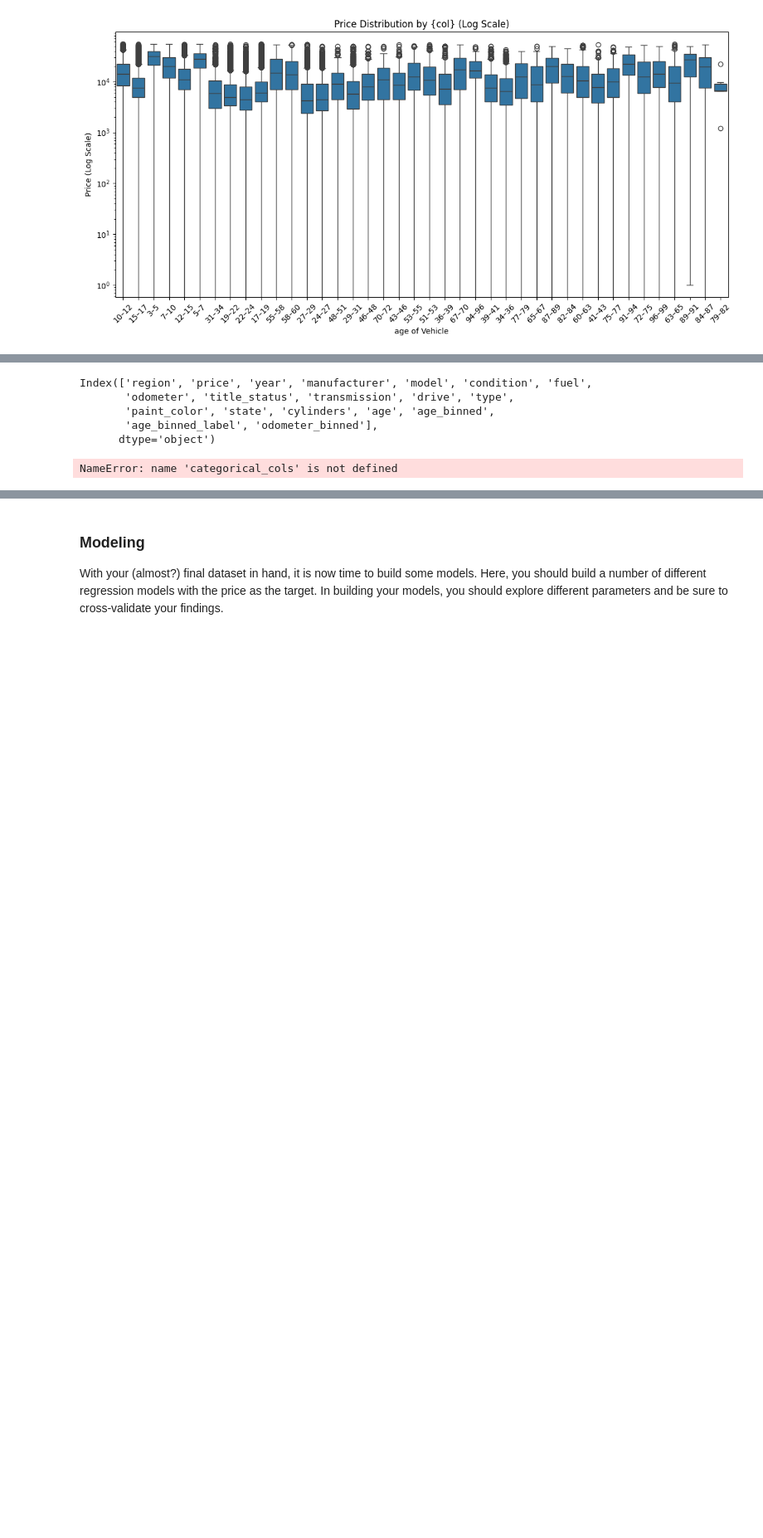
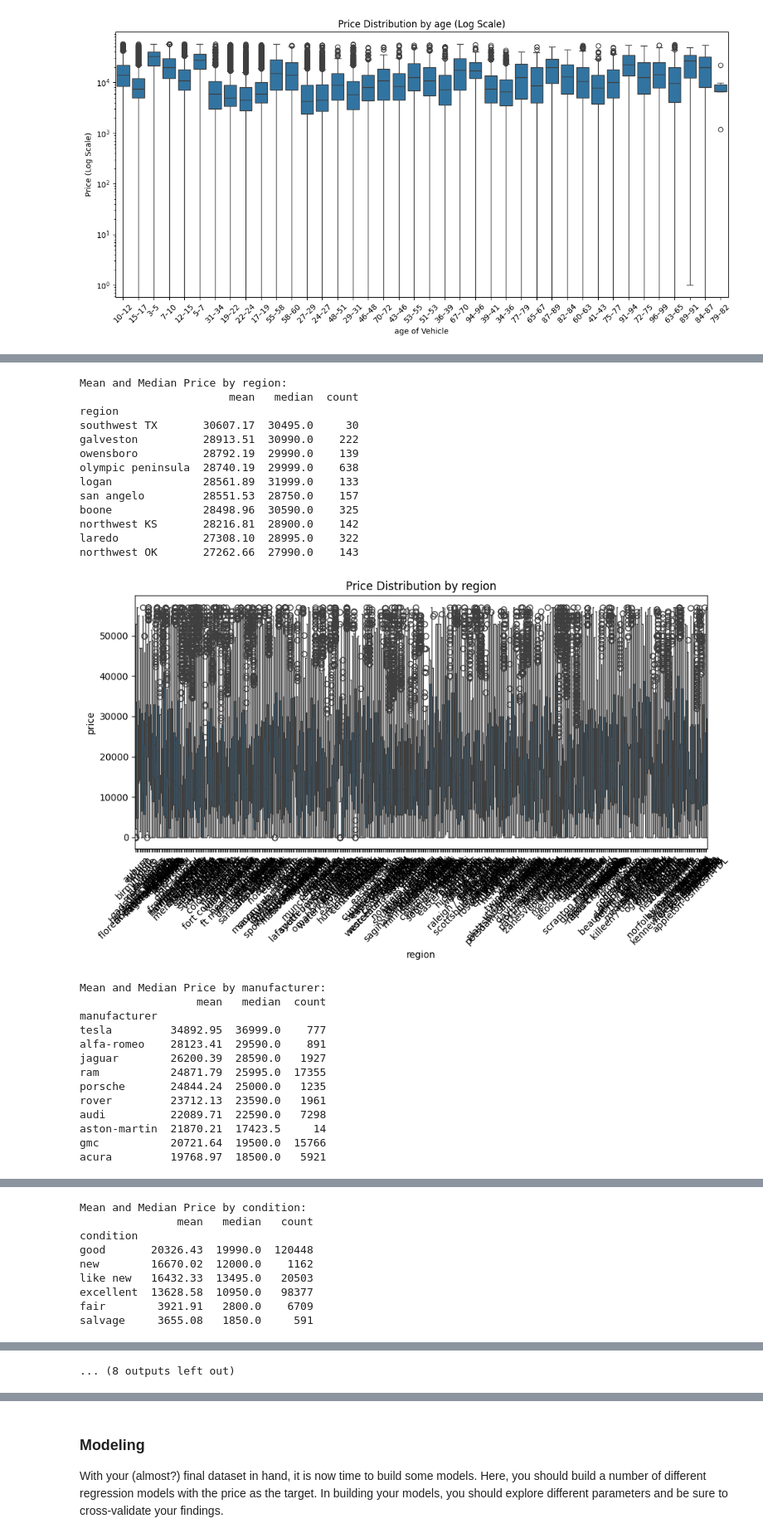
Before and after one commit to rbhat/practical_application_II_starter, a Jupyter notebook: prompt_II.ipynb, the cells around one changed output, grey strips where cells are left out. Shown at 83% size. Cells and saved outputs as stored; diff of their text form; code cells hidden in the pictures; blank space fills up the shorter version.

```diff
--- a/prompt_II.ipynb
+++ b/prompt_II.ipynb
@@ -454,25 +451,46 @@ See the caveats in the documentation: https://pandas.pydata.org/pandas-docs/stab
 # %%
 #lets try the categorical values
 #print(df.info())
 
-categorical_cols = ['region', 'manufacturer', 'model', 'condition', 'fuel', 'title_status', 'transmission', 'drive', 'type',
+categorical_cols = ['region', 'manufacturer', 'condition', 'fuel', 'title_status', 'transmission', 'drive', 'type',
        'paint_color', 'state']
 
 for col in categorical_cols:
     print(f"\nMean and Median Price by {col}:")
     group_stats = df.groupby(col)['price'].agg(['mean', 'median', 'count']).round(2).sort_values('mean', ascending=False)
 
     print(group_stats.head(10))
     plt.figure(figsize=(10, 6))
     sns.boxplot(x=col, y='price', data=df)
     plt.title(f'Price Distribution by {col}')
     plt.xticks(rotation=45)
     plt.tight_layout()
     plt.show()
 # %% [output]
-Index(['region', 'price', 'year', 'manufacturer', 'model', 'condition', 'fuel',
-       'odometer', 'title_status', 'transmission', 'drive', 'type',
-       'paint_color', 'state', 'cylinders', 'age', 'age_binned',
-       'age_binned_label', 'odometer_binned'],
-      dtype='object')
+Mean and Median Price by region:
+                       mean   median  count
+region
+southwest TX       30607.17  30495.0     30
+galveston          28913.51  30990.0    222
+owensboro          28792.19  29990.0    139
+olympic peninsula  28740.19  29999.0    638
+logan              28561.89  31999.0    133
+san angelo         28551.53  28750.0    157
+boone              28498.96  30590.0    325
+northwest KS       28216.81  28900.0    142
+laredo             27308.10  28995.0    322
+northwest OK       27262.66  27990.0    143
+[figure, added]
-NameError: name 'categorical_cols' is not defined
+Mean and Median Price by manufacturer:
+                  mean   median  count
+manufacturer
+tesla         34892.95  36999.0    777
+alfa-romeo    28123.41  29590.0    891
+jaguar        26200.39  28590.0   1927
+ram           24871.79  25995.0  17355
+porsche       24844.24  25000.0   1235
+rover         23712.13  23590.0   1961
+audi          22089.71  22590.0   7298
+aston-martin  21870.21  17423.5     14
+gmc           20721.64  19500.0  15766
+acura         19768.97  18500.0   5921
@@ -478,0 +498,9 @@ NameError: name 'categorical_cols' is not defined
+Mean and Median Price by condition:
+               mean   median   count
+condition
+good       20326.43  19990.0  120448
+new        16670.02  12000.0    1162
+like new   16432.33  13495.0   20503
+excellent  13628.58  10950.0   98377
+fair        3921.91   2800.0    6709
+salvage     3655.08   1850.0     591
@@ -478,0 +534 @@ NameError: name 'categorical_cols' is not defined
+... (8 outputs left out)
```
Also changed, not shown: parts of 20 cells of this notebook.
